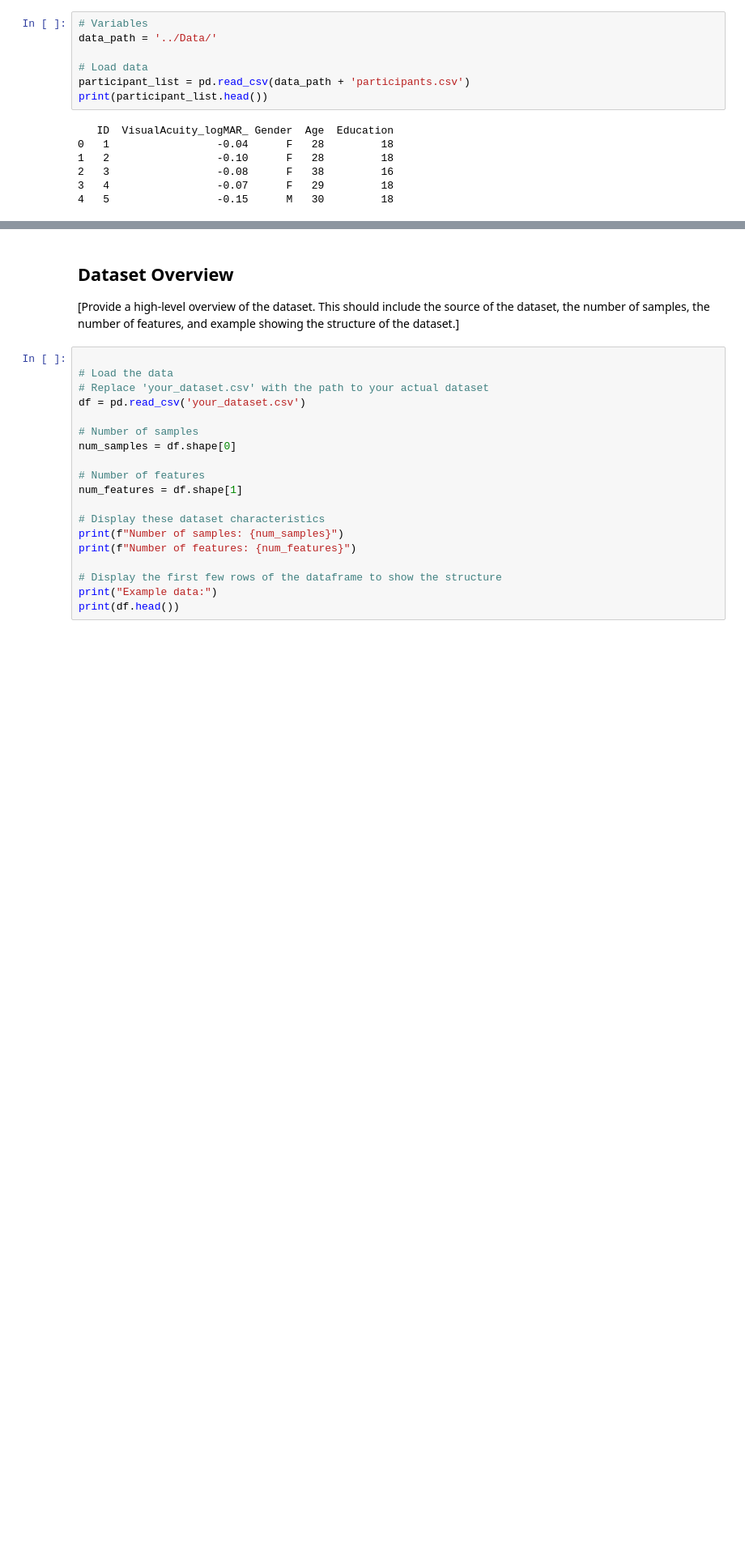
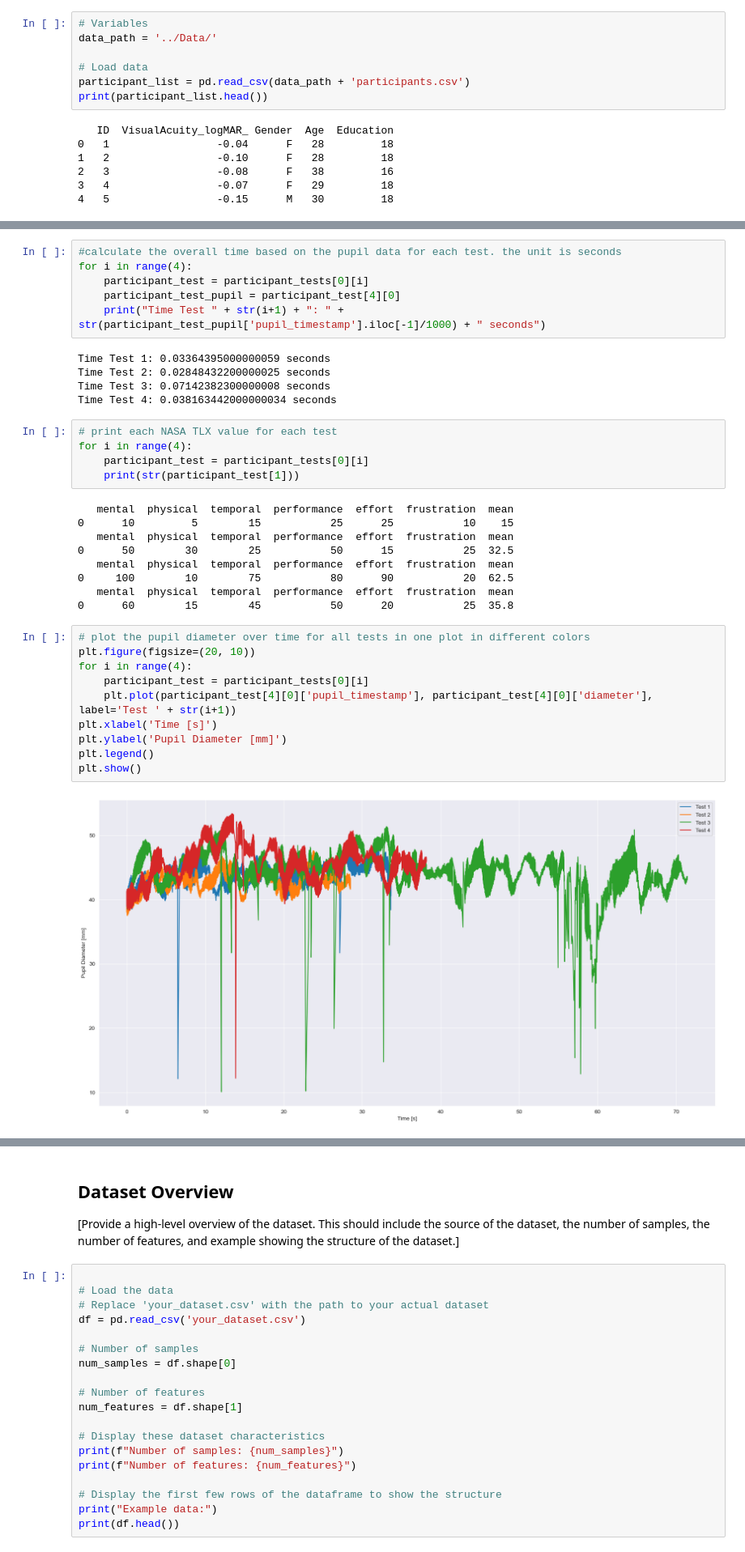
Before and after one commit to HBendig-HSFL/unlocking-minds, a Jupyter notebook: 1_DatasetCharacteristics/exploratory_data_analysis.ipynb, the cells around one changed output, grey strips where cells are left out. Shown at 81% size. Cells and saved outputs as stored; diff of their text form; blank space fills up the shorter version.

```diff
--- a/1_DatasetCharacteristics/exploratory_data_analysis.ipynb
+++ b/1_DatasetCharacteristics/exploratory_data_analysis.ipynb
@@ -89,0 +187,37 @@ print(test1_participant1_blinks.head())
+# %%
+#calculate the overall time based on the pupil data for each test. the unit is seconds
+for i in range(4):
+    participant_test = participant_tests[0][i]
+    participant_test_pupil = participant_test[4][0]
+    print("Time Test " + str(i+1) + ": " + str(participant_test_pupil['pupil_timestamp'].iloc[-1]/1000) + " seconds")
+# %% [output]
+Time Test 1: 0.03364395000000059 seconds
+Time Test 2: 0.02848432200000025 seconds
+Time Test 3: 0.07142382300000008 seconds
+Time Test 4: 0.038163442000000034 seconds
+# %%
+# print each NASA TLX value for each test
+for i in range(4):
+    participant_test = participant_tests[0][i]
+    print(str(participant_test[1]))
+# %% [output]
+   mental  physical  temporal  performance  effort  frustration  mean
+0      10         5        15           25      25           10    15
+   mental  physical  temporal  performance  effort  frustration  mean
+0      50        30        25           50      15           25  32.5
+   mental  physical  temporal  performance  effort  frustration  mean
+0     100        10        75           80      90           20  62.5
+   mental  physical  temporal  performance  effort  frustration  mean
+0      60        15        45           50      20           25  35.8
+# %%
+# plot the pupil diameter over time for all tests in one plot in different colors
+plt.figure(figsize=(20, 10))
+for i in range(4):
+    participant_test = participant_tests[0][i]
+    plt.plot(participant_test[4][0]['pupil_timestamp'], participant_test[4][0]['diameter'], label='Test ' + str(i+1))
+plt.xlabel('Time [s]')
+plt.ylabel('Pupil Diameter [mm]')
+plt.legend()
+plt.show()
+# %% [output]
+[figure, added]
```
Also changed, not shown: parts of 9 cells of this notebook.
